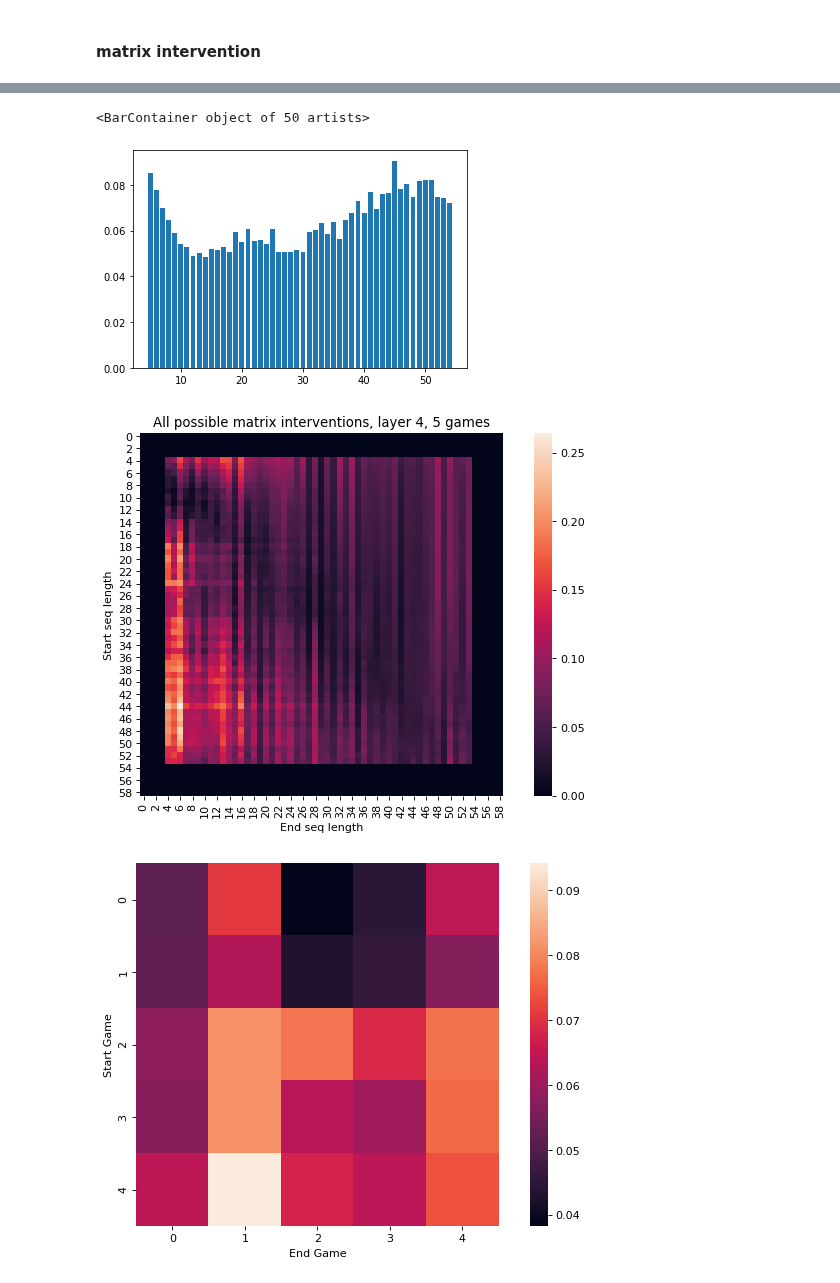
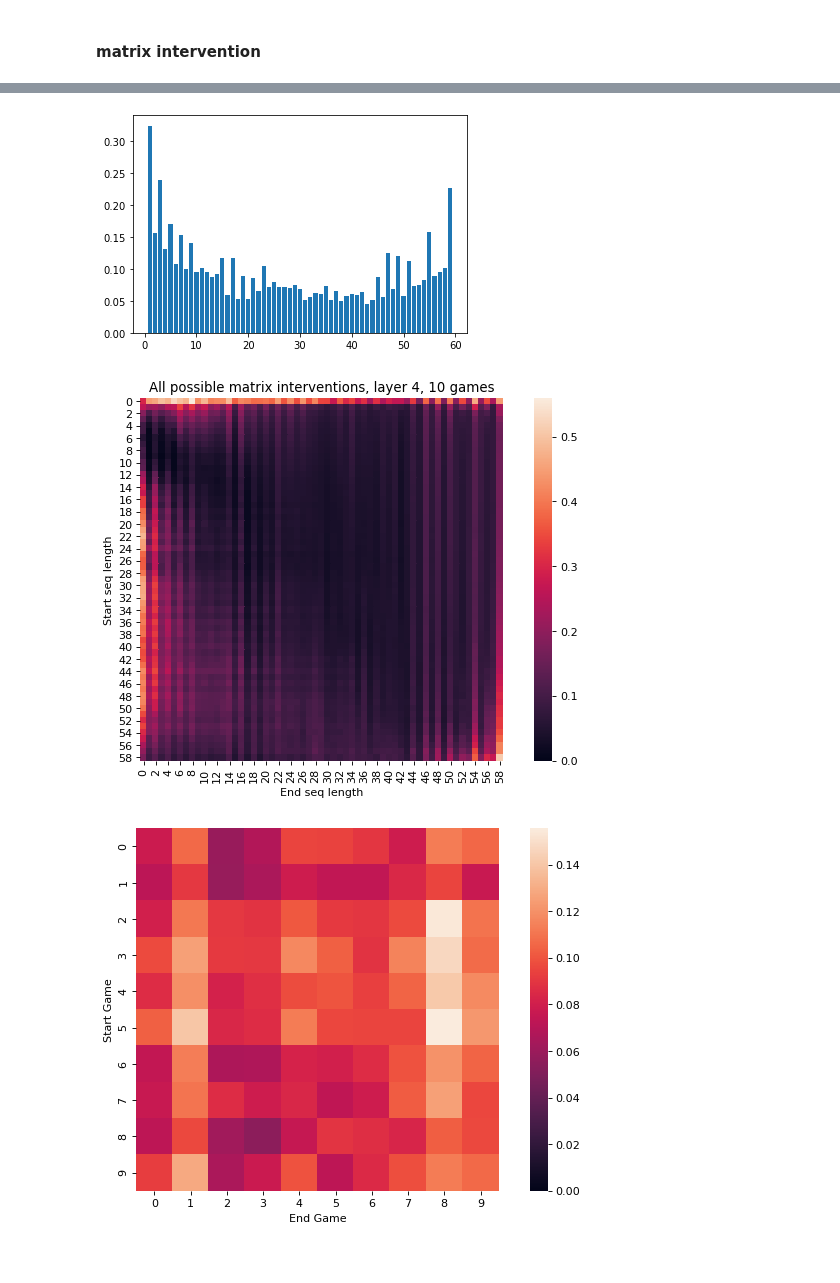
Before and after one commit to icemoon97/othello_world, a Jupyter notebook: linear_board_probes.ipynb, the cells around one changed output, grey strips where cells are left out. Saved outputs shown, nothing was run; the diff lists cells and outputs as text; code cells hidden in the pictures.

```diff
--- a/linear_board_probes.ipynb
+++ b/linear_board_probes.ipynb
@@ -813,7 +1010,7 @@ x, y = pre_intv_pred[1:], post_intv_pred[1:]
 # plotting illegal moves in grey
 ax.scatter(x, y, color='grey', zorder=1)
 # plotting legal moves as blue
-valid_tokens = [train_dataset.stoi[x] - 1 for x in pre_board.get_valid_moves()]
+valid_tokens = [train_dataset.stoi[x] - 1 for x in flipped_turn_board.get_valid_moves()]
 ax.scatter(x[valid_tokens], y[valid_tokens], color='blue', zorder=2)
 
 # plotting x=y for context
@@ -893,7 +1104,7 @@ Dataset created has 1000 sequences, 61 unique words.
 # %%
 BoardIntervention = namedtuple("BoardIntervention", ["pos", "start", "end"])
 # %%
-def intervene(models, device, probes, completion, i_layers, intvs=[], scale=1, desired_probe_state=None):
+def intervene(models, device, probes, completion, i_layers, intvs=[], scale=1, desired_probe_state=None, desired_turn=1):
     all_layers = range(1, 9)
 
     partial_game = torch.tensor([train_dataset.stoi[s] for s in completion], dtype=torch.long).to(device)
@@ -925,6 +1136,11 @@ def intervene(models, device, probes, completion, i_layers, intvs=[], scale=1, d
         desired_probe_tensor = torch.from_numpy(desired_probe_state).to(pinv.dtype).to(device)
         new_mid_act = torch.matmul(pinv, desired_probe_tensor.reshape(192))
 
+        # turn intervention
+        # m = p.proj.weight.data
+        # new_mid_act += m[desired_turn] * scale
+        # new_mid_act -= m[1 - desired_turn] * scale
+
         # swap in
         whole_mid_act[0, -1] = new_mid_act
 
@@ -1046,8 +1262,9 @@ saved_intv_results = []
 MatrixIntvConfig = namedtuple("MatrixIntvConfig", ["start_game", "start_seq_len", "end_game", "end_seq_len", "layer"])
 intv_configs: List[MatrixIntvConfig] = []
 
-for g1, g2, s1, s2 in itertools.product(range(5), range(5), range(5, 55), range(5, 55)):
+for g1, g2, s1, s2 in itertools.product(range(10), range(10), range(1, 60), range(1, 60)):
     intv_configs.append(MatrixIntvConfig(g1, s1, g2, s2, 4))
 
 print(len(intv_configs))
+print(intv_configs[:10])
 # %% [output]
@@ -1092,5 +1310,5 @@ print(intv_df)
 # %%
-col = 'start_seq_len'
+col = 'end_seq_len'
 
 time_split = []
 vals = sorted(intv_df[col].unique())
@@ -1103,9 +1321,12 @@ plt.bar(vals, time_split)
 # plt.xlabel("Layer")
 # plt.ylabel("Avg Error")
 # plt.title("Matrix Intervention")
+# baseline_error = 0.7581
+# plt.axhline(y=baseline_error, color='red', linestyle='--', label='Baseline Error')
+# plt.text(0.5, baseline_error - 0.05, f'Baseline Error: {baseline_error:.4f}', color='red')
+plt.show()
 # %% [output]
-<BarContainer object of 50 artists>
-[figure, old version]
+[figure, new version]
 # %%
 grid = np.zeros((59, 59))
 for i in range(59):
@@ -1119,26 +1340,26 @@ for i in range(59):
         grid[(i, j)] = avg_error
 # %%
 fig, ax = plt.subplots(figsize=(10, 6), dpi=80, facecolor='w', edgecolor='k')
-sns.heatmap(grid, ax=ax, square=True)
+sns.heatmap(grid, ax=ax, square=True, vmin=0)
 ax.set_xlabel("End seq length")
 ax.set_ylabel("Start seq length")
-ax.set_title("All possible matrix interventions, layer 4, 5 games")
+ax.set_title("All possible matrix interventions, layer 4, 10 games")
 plt.show()
 # %% [output]
-[figure, old version]
+[figure, new version]
 # %%
-grid = np.zeros((5, 5))
-for i in range(5):
-    for j in range(5):
+grid = np.zeros((10, 10))
+for i in range(10):
+    for j in range(10):
         f = intv_df
         f = f[(f['start_game'] == i) & (f['end_game'] == j)]
         avg_error = f['error'].sum() / len(f)
         grid[(i, j)] = avg_error
 
 fig, ax = plt.subplots(figsize=(10, 6), dpi=80, facecolor='w', edgecolor='k')
-sns.heatmap(grid, ax=ax, square=True)
+sns.heatmap(grid, ax=ax, square=True, vmin=0)
 ax.set_xlabel("End Game")
 ax.set_ylabel("Start Game")
 plt.show()
 # %% [output]
-[figure, old version]
+[figure, new version]
```
Also changed, not shown: parts of 48 cells of this notebook, 4 other files.
